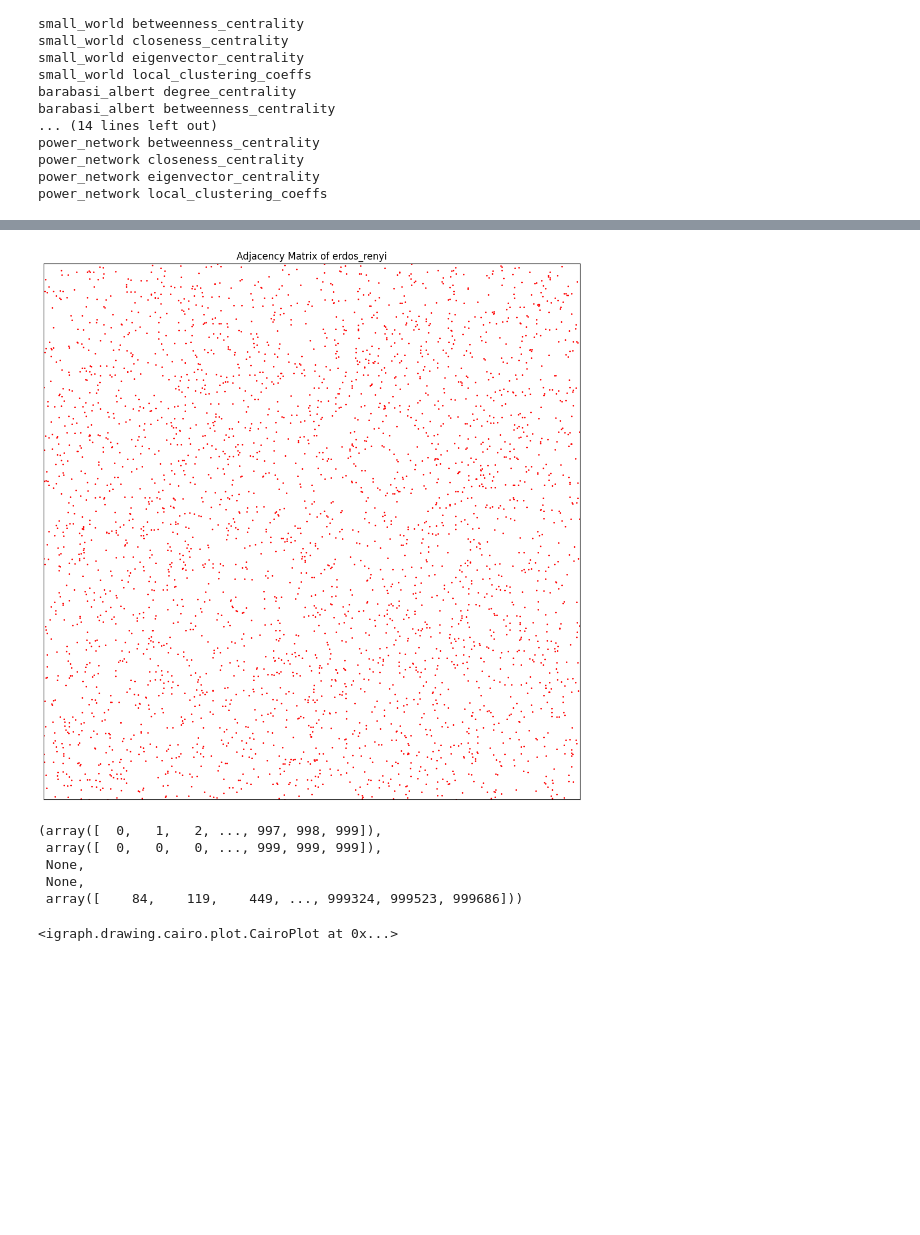
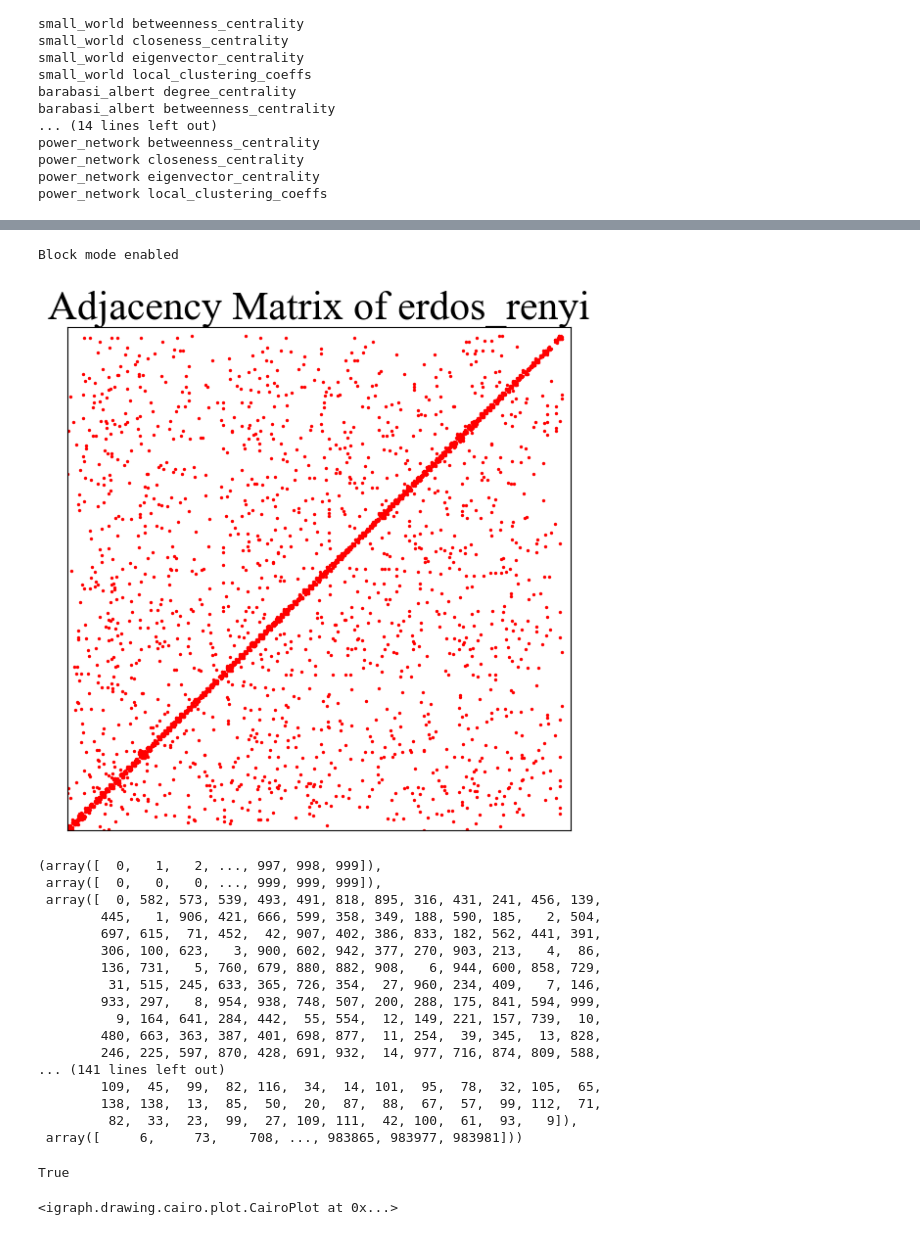
Before and after one commit to BKris2315/bioinsp_sys_project_2024, a Jupyter notebook: kuramoto_on_graphs.ipynb, the cells around one changed output, grey strips where cells are left out. Saved outputs shown, nothing was run; the diff lists cells and outputs as text; code cells hidden in the pictures; blank space fills up the shorter version.

```diff
--- a/kuramoto_on_graphs.ipynb
+++ b/kuramoto_on_graphs.ipynb
@@ -377,16 +434,34 @@ power_network local_clustering_coeffs
 # %%
 graph_id = 0
 na.plot_adjacency_matrix(list(graphs_collector.values())[graph_id],
-                         None,
                          label = list(graphs_collector.keys())[graph_id],
-                         no_ticks=1)
+                         no_ticks=1,
+                         block = 1,
+                         mem = np.array(list(graphs_collector.values())[graph_id].community_infomap().membership))
 # %% [output]
+Block mode enabled
-[figure, old version]
+[figure, new version]
-(array([  0,   1,   2, ..., 997, 998, 999]),
- array([  0,   0,   0, ..., 999, 999, 999]),
- None,
- None,
- array([    84,    119,    449, ..., 999324, 999523, 999686]))
+(array([  0,   1,   2, ..., 997, 998, 999]),
+ array([  0,   0,   0, ..., 999, 999, 999]),
+ array([  0, 582, 573, 539, 493, 491, 818, 895, 316, 431, 241, 456, 139,
+        445,   1, 906, 421, 666, 599, 358, 349, 188, 590, 185,   2, 504,
+        697, 615,  71, 452,  42, 907, 402, 386, 833, 182, 562, 441, 391,
+        306, 100, 623,   3, 900, 602, 942, 377, 270, 903, 213,   4,  86,
+        136, 731,   5, 760, 679, 880, 882, 908,   6, 944, 600, 858, 729,
+         31, 515, 245, 633, 365, 726, 354,  27, 960, 234, 409,   7, 146,
+        933, 297,   8, 954, 938, 748, 507, 200, 288, 175, 841, 594, 999,
+          9, 164, 641, 284, 442,  55, 554,  12, 149, 221, 157, 739,  10,
+        480, 663, 363, 387, 401, 698, 877,  11, 254,  39, 345,  13, 828,
+        246, 225, 597, 870, 428, 691, 932,  14, 977, 716, 874, 809, 588,
+... (141 lines left out)
+        109,  45,  99,  82, 116,  34,  14, 101,  95,  78,  32, 105,  65,
+        138, 138,  13,  85,  50,  20,  87,  88,  67,  57,  99, 112,  71,
+         82,  33,  23,  99,  27, 109, 111,  42, 100,  61,  93,   9]),
+ array([     6,     73,    708, ..., 983865, 983977, 983981]))
+# %%
+np.array(list(graphs_collector.values())[graph_id].community_infomap().membership).any()
+# %% [output]
+True
 # %%
 wtrap = g.community_walktrap(steps = 4)
 clust = wtrap.as_clustering()
```
Also changed, not shown: parts of 3 cells of this notebook, 9 other files.
